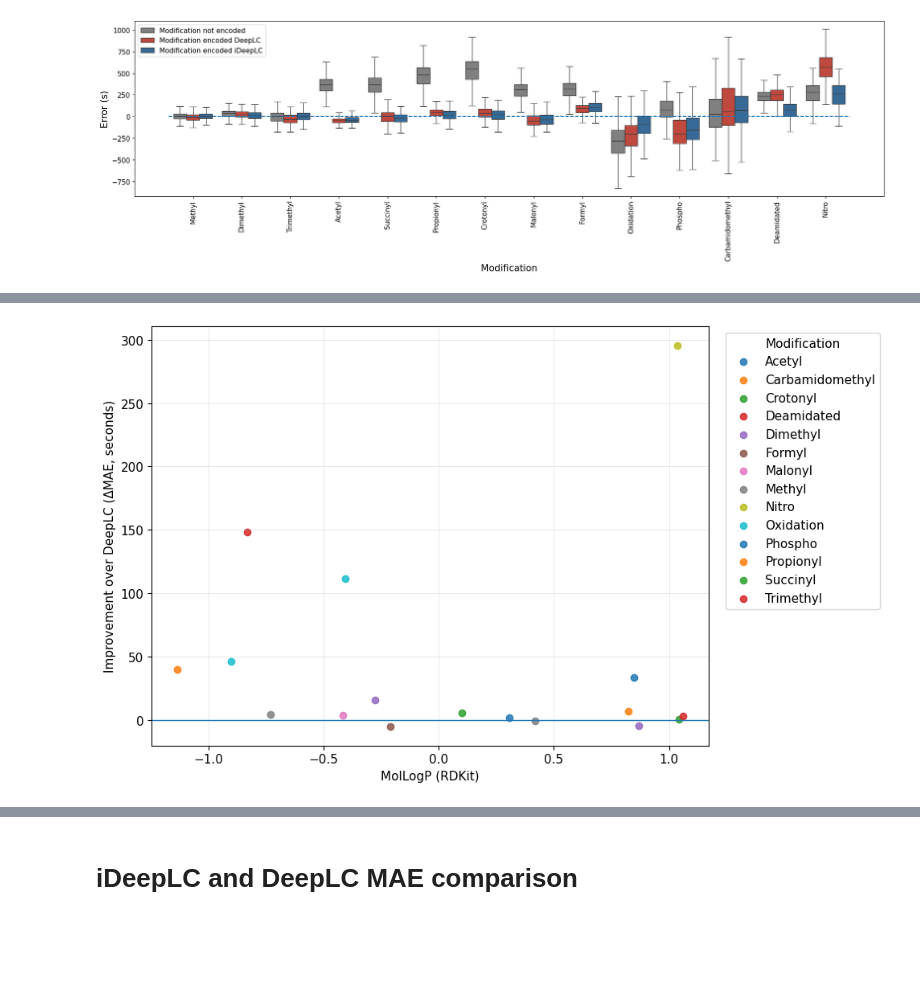
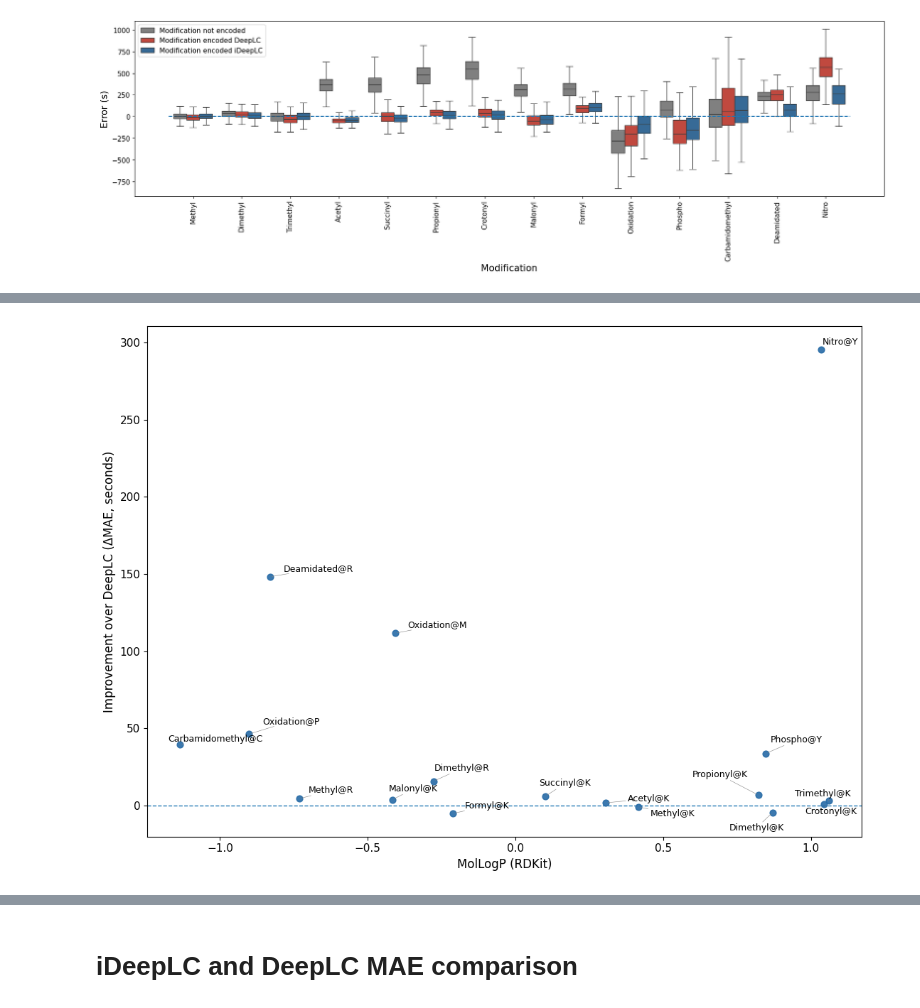
Before and after one commit to Alirezak2n/iDeepLC_Zenodo, a Jupyter notebook: plots_generator.ipynb, the cells around one changed output, grey strips where cells are left out. Drawn from its saved outputs; the diff is of its cells as text; code cells hidden in the pictures; blank space fills up the shorter version.

```diff
--- a/plots_generator.ipynb
+++ b/plots_generator.ipynb
@@ -446,100 +417,97 @@ plt.close()
-# %%
-barplot_df_list = []
-mod_dict = {}
-for  mod in  mods:
-    y_test, output_test_iDeepLC, output_test_no_mod = [pd.read_csv(based_dir + mod + '_best_results.csv')[col] for col in ['y_test', 'output_test', 'output_test_no_mod']]
-    output_test_DeepLC = pd.read_csv('../saved_model/PTM_evaluation_DeepLC/prosit_ptm_2020_' + mod + '_modanalysis_test.csv')['predictions']
-    mod_aa = pd.read_csv('../data/14ptm_raw/enriched/prosit_ptm_2020_' + mod + '_modanalysis_test.csv')['mods']
-    mae_iDeepLC = round(mean_absolute_error(y_test, output_test_iDeepLC) * 60)
-    encoded_error = y_test * 60 - output_test_iDeepLC * 60
-    no_mod_error = y_test * 60 - output_test_no_mod * 60
-    deeplc_error = y_test * 60 - output_test_DeepLC * 60
 # %%
-import pandas as pd
-import numpy as np
-import matplotlib.pyplot as plt
-import re
 
-# --- MolLogP lookup ---
-mol_logs = pd.read_csv('../data/structure_feature/ptm_stan.csv', index_col=0)
-mol_logs.index = mol_logs.index.astype(str).str.replace('#', '@', regex=False)
+mol_logs = pd.read_csv("../data/structure_feature/ptm_stan.csv", index_col=0)
+mol_logs.index = mol_logs.index.astype(str).str.replace("#", "@", regex=False)
 mol_logs.rename(columns={"MolLogP_rdkit": "MolLogp_rdkit"}, inplace=True)
-
 mol_logs = mol_logs.rename_axis("mod_aa").reset_index()[["mod_aa", "MolLogp_rdkit"]]
 
+# ----------------------------
+# Build per-site improvement table
+# ----------------------------
 rows = []
 
 for mod in mods:
-    # iDeepLC predictions
-    best = pd.read_csv(based_dir + mod + "_best_results.csv")
-    y_test = best["y_test"].astype(float)
-    pred_iDeepLC = best["output_test"].astype(float)
+    # --- Reuse base-part style reads (less redundancy) ---
+    y_test, pred_iDeepLC = [
+        pd.read_csv(based_dir + mod + "_best_results.csv")[col].to_numpy(dtype=float)
+        for col in ["y_test", "output_test"]
+    ]
 
-    # DeepLC predictions
     pred_DeepLC = pd.read_csv(
         "../saved_model/PTM_evaluation_DeepLC/prosit_ptm_2020_" + mod + "_modanalysis_test.csv"
-    )["predictions"].astype(float)
+    )["predictions"].to_numpy(dtype=float)
 
-    # site annotation (e.g., Nitro@Y)
     mods_raw = pd.read_csv(
         "../data/14ptm_raw/enriched/prosit_ptm_2020_" + mod + "_modanalysis_test.csv"
     )["mods"].astype(str)
 
-    # errors in seconds
-    err_iDeepLC = (y_test - pred_iDeepLC) * 60.0
-    err_DeepLC  = (y_test - pred_DeepLC)  * 60.0
+    # --- Reuse base-part error computation convention (seconds) ---
+    err_iDeepLC_sec = (y_test - pred_iDeepLC) * 60.0
+    err_DeepLC_sec  = (y_test - pred_DeepLC)  * 60.0
 
     df = pd.DataFrame({
         "mod": mod,
         "mods_raw": mods_raw,
-        "err_iDeepLC_sec": err_iDeepLC,
-        "err_DeepLC_sec": err_DeepLC,
+        "err_iDeepLC_sec": err_iDeepLC_sec,
+        "err_DeepLC_sec": err_DeepLC_sec,
     })
 
-    # keep only annotations for THIS mod (Nitro loop => Nitro@*)
-    pattern = re.compile(rf"(^|[;,\s]){re.escape(mod)}@", flags=re.IGNORECASE)
+    # keep only THIS mod's annotation(s)
+    pattern = re.compile(rf"(?:^|[;,\s]){re.escape(mod)}@", flags=re.IGNORECASE)
     df = df[df["mods_raw"].str.contains(pattern, na=False)].copy()
 
-    # extract only the tokens for this mod, if multiple annotations exist
+    # extract only tokens for this mod (supports multi-annotations per row)
     df["mod_aa"] = (
         df["mods_raw"]
           .str.split(r"[;,]\s*")
-          .apply(lambda parts: [p for p in parts if re.match(rf"^{re.escape(mod)}@", p, flags=re.IGNORECASE)])
+          .apply(lambda parts: [p for p in parts
+                                if re.match(rf"^{re.escape(mod)}@", p, flags=re.IGNORECASE)])
     )
     df = df.explode("mod_aa").dropna(subset=["mod_aa"])
 
-    # groupwise MAEs and improvement
     agg = (
         df.groupby(["mod", "mod_aa"], as_index=False)
           .agg(
               mae_iDeepLC_sec=("err_iDeepLC_sec", lambda x: np.mean(np.abs(x))),
               mae_DeepLC_sec=("err_DeepLC_sec",  lambda x: np.mean(np.abs(x))),
               n=("err_iDeepLC_sec", "size"),
           )
     )
-    agg["improvement_sec"] = agg["mae_DeepLC_sec"] - agg["mae_iDeepLC_sec"]  # + => iDeepLC better
-    agg["improvement_pct"] = 100.0 * agg["improvement_sec"] / agg["mae_DeepLC_sec"].replace(0, np.nan)
-
+    agg["improvement_sec"] = agg["mae_DeepLC_sec"] - agg["mae_iDeepLC_sec"]
     rows.append(agg)
 
 impr_df = pd.concat(rows, ignore_index=True)
 
-# merge MolLogP
-plot_df = impr_df.merge(mol_logs, on="mod_aa", how="left")
+# merge MolLogP (inner: keep only where MolLogP exists)
+plot_df = impr_df.merge(mol_logs, on="mod_aa", how="inner")
 
-# --- Plot: MolLogP vs improvement (seconds), coloured by mod ---
-fig, ax = plt.subplots(figsize=(10, 6))
+# ----------------------------
+# Single-color labelled scatter plot
+# ----------------------------
+plt.figure(figsize=(11, 8))
+plt.scatter(plot_df["MolLogp_rdkit"], plot_df["improvement_sec"], s=40, c="#276ba6", alpha=0.9)
 
-for mod, sub in plot_df.dropna(subset=["MolLogp_rdkit"]).groupby("mod"):
-    ax.scatter(sub["MolLogp_rdkit"], sub["improvement_sec"], label=mod, alpha=0.85)
+texts = [
+    plt.text(r["MolLogp_rdkit"], r["improvement_sec"], r["mod_aa"],
+             ha="left", va="bottom", fontsize=9)
+    for _, r in plot_df.iterrows()
+]
 
-ax.axhline(0, linewidth=1)  # zero-improvement reference
-ax.set_xlabel("MolLogP (RDKit)")
-ax.set_ylabel("Improvement over DeepLC (ΔMAE, seconds)")
-ax.legend(title="Modification", bbox_to_anchor=(1.02, 1), loc="upper left")
-ax.grid(True, linewidth=0.5, alpha=0.4)
+adjust_text(
+    texts,
+    only_move={"points": "xy", "texts": "xy"},
+    expand=(1.4, 1.4),
+    arrowprops=dict(arrowstyle="->", color="grey", lw=0.4),
+)
+
+plt.axhline(0, linestyle="--", linewidth=1.0, zorder=0)
+plt.xlabel("MolLogP (RDKit)", fontsize=12)
+plt.ylabel("Improvement over DeepLC (ΔMAE, seconds)", fontsize=12)
+plt.xticks(fontsize=11)
+plt.yticks(fontsize=11)
 
 plt.tight_layout()
+plt.savefig(based_dir + "iDeepLC_vs_DeepLC_improvement_vs_MolLogP_labelled.png", dpi=300)
 plt.show()
 # %% [output]
-[figure, old version]
+[figure, new version]
```
Also changed, not shown: parts of 8 cells of this notebook.
